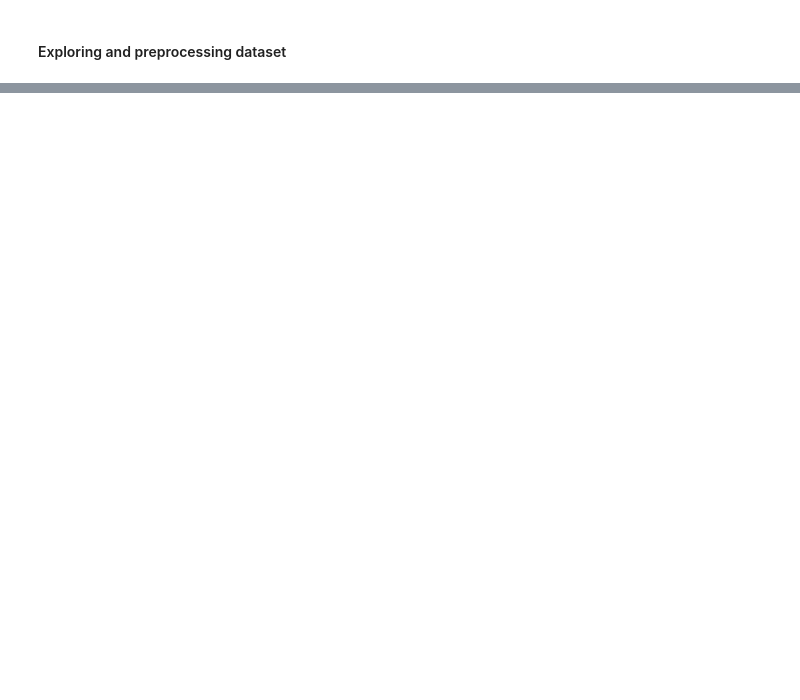
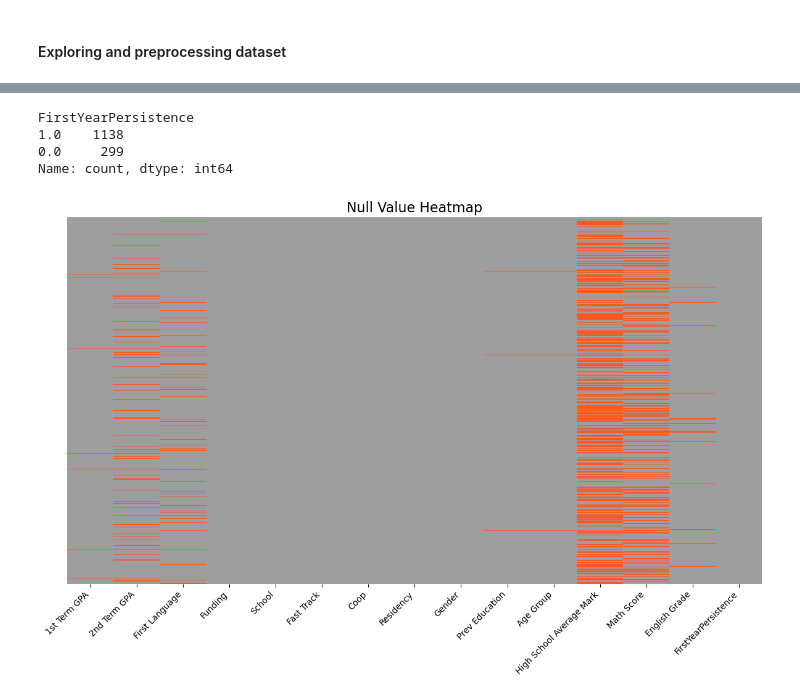
Before and after one commit to Currybon30/COMP258-Project, a Jupyter notebook: Visualization.ipynb, the cells around one changed output, grey strips where cells are left out. Cells and saved outputs as stored; diff of their text form; code cells hidden in the pictures; blank space fills up the shorter version.

```diff
--- a/Visualization.ipynb
+++ b/Visualization.ipynb
@@ -49,3 +137,34 @@ plt.show()
+# %%
+visualization["FirstYearPersistence"].value_counts(dropna=False)
+# %% [output]
+FirstYearPersistence
+1.0    1138
+0.0     299
+Name: count, dtype: int64
+# %%
+
+from matplotlib.colors import ListedColormap
+
+# Create a custom colormap with gray for non-null and orange for null values
+custom_cmap = ListedColormap(['#9E9E9E', '#FF5722'])
+
+# Example adjusted heatmap
+plt.figure(figsize=(12, 8))  # Increase figure size for better spacing
+sns.heatmap(visualization.isnull(), cbar=False, cmap=custom_cmap, yticklabels=False)
+
+# Set title
+plt.title("Null Value Heatmap", fontsize=16)
+
+# Rotate x-axis labels
+plt.xticks(rotation=45, ha='right')  # Rotate and align labels to the right
+
+# Adjust layout to avoid label overlap
+plt.tight_layout()
+
+# Display the heatmap
+plt.show()
+# %% [output]
+[figure, added]
 # %%
 #mapping values for visualization
 
```
Also changed, not shown: parts of 37 cells of this notebook, 1 other file.
